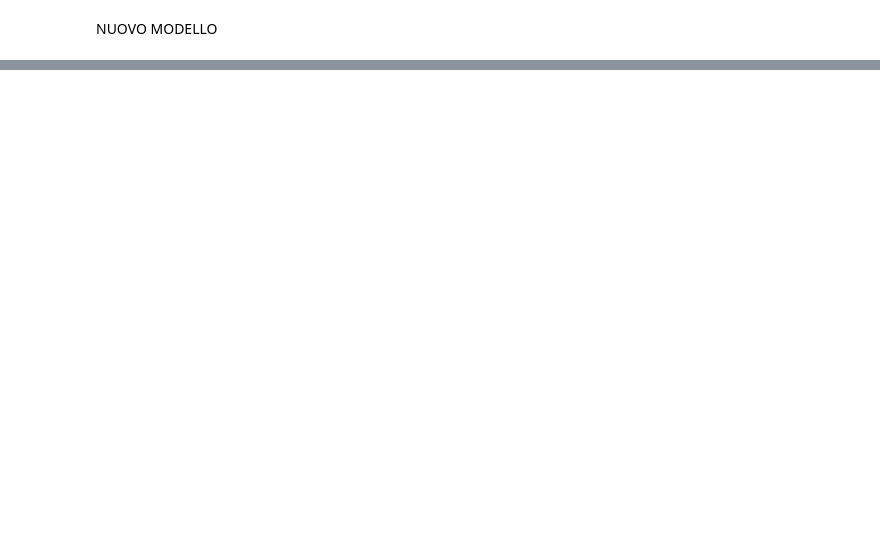
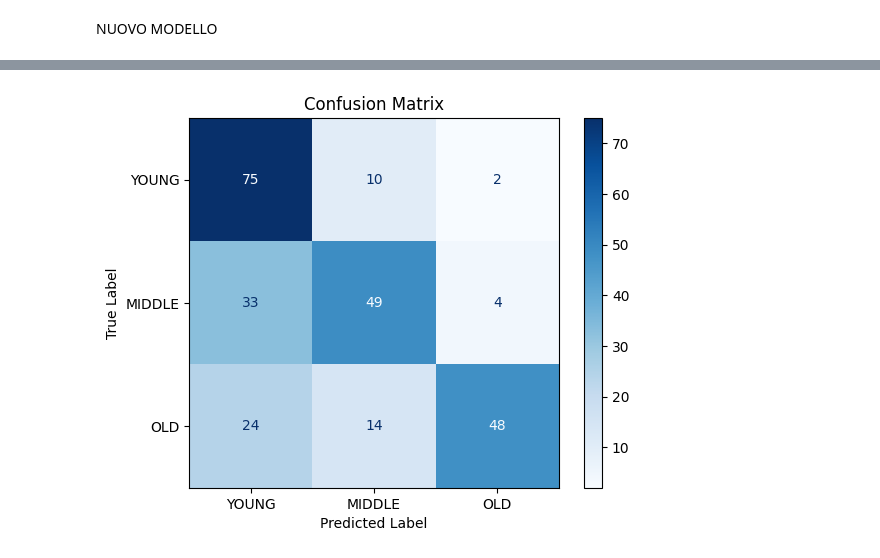
Before and after one commit to Emma-Cap/Deep-Learning-Project, a Jupyter notebook: FORSE.ipynb, the cells around one changed output, grey strips where cells are left out. Drawn from its saved outputs; the diff is of its cells as text; code cells hidden in the pictures; blank space fills up the shorter version.

```diff
--- a/FORSE.ipynb
+++ b/FORSE.ipynb
@@ -856,0 +1065,35 @@ Modello salvato con successo in: /content/drive/My Drive/trained_model
+# %%
+from sklearn.metrics import confusion_matrix, ConfusionMatrixDisplay
+import matplotlib.pyplot as plt
+import numpy as np
+
+# Predizioni e etichette vere (dai risultati del modello)
+y_true = []  # Etichette vere
+y_pred = []  # Predizioni del modello
+
+# Ottieni predizioni sul test set
+model.eval()
+with torch.no_grad():
+    for images, labels in test_loader:
+        images, labels = images.to(device), labels.to(device)
+        outputs = model(images)
+        _, preds = torch.max(outputs, 1)
+        y_true.extend(labels.cpu().numpy())
+        y_pred.extend(preds.cpu().numpy())
+
+# Classi del dataset
+class_names = ["YOUNG", "MIDDLE", "OLD"]
+
+# Calcola la confusion matrix
+conf_matrix = confusion_matrix(y_true, y_pred)
+
+# Visualizza la confusion matrix
+disp = ConfusionMatrixDisplay(confusion_matrix=conf_matrix, display_labels=class_names)
+disp.plot(cmap=plt.cm.Blues, values_format='d')
+plt.title("Confusion Matrix")
+plt.xlabel("Predicted Label")
+plt.ylabel("True Label")
+plt.grid(False)
+plt.show()
+# %% [output]
+[figure, added]
```
Also changed, not shown: parts of 26 cells of this notebook.
